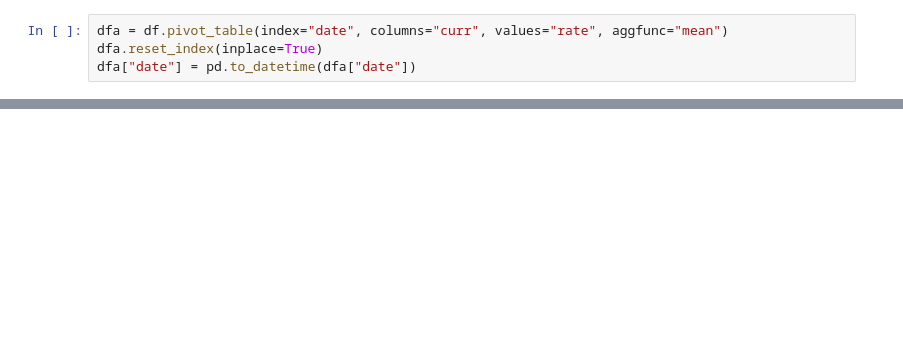
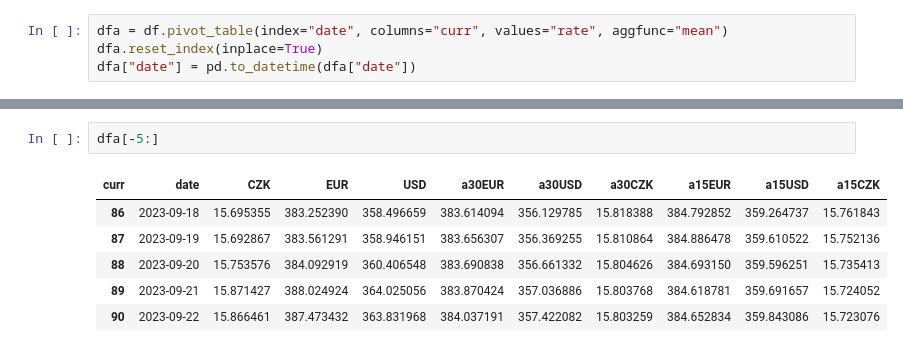
Before and after one commit to kovacsja/currancy_rate_req, a Jupyter notebook: rates.ipynb, the cells around one changed output, grey strips where cells are left out. Drawn from its saved outputs; the diff is of its cells as text; blank space fills up the shorter version.

```diff
--- a/rates.ipynb
+++ b/rates.ipynb
@@ -41,0 +56,9 @@ dfa.plot(kind="line", x="date", y=["EUR", "aEUR", "USD", "aUSD"])
+# %%
+dfa[-5:]
+# %% [output]
+| curr | date | CZK | EUR | USD | a30EUR | a30USD | a30CZK | a15EUR | a15USD | a15CZK |
+| 86 | 2023-09-18 | 15.695355 | 383.252390 | 358.496659 | 383.614094 | 356.129785 | 15.818388 | 384.792852 | 359.264737 | 15.761843 |
+| 87 | 2023-09-19 | 15.692867 | 383.561291 | 358.946151 | 383.656307 | 356.369255 | 15.810864 | 384.886478 | 359.610522 | 15.752136 |
+| 88 | 2023-09-20 | 15.753576 | 384.092919 | 360.406548 | 383.690838 | 356.661332 | 15.804626 | 384.693150 | 359.596251 | 15.735413 |
+| 89 | 2023-09-21 | 15.871427 | 388.024924 | 364.025056 | 383.870424 | 357.036886 | 15.803768 | 384.618781 | 359.691657 | 15.724052 |
+| 90 | 2023-09-22 | 15.866461 | 387.473432 | 363.831968 | 384.037191 | 357.422082 | 15.803259 | 384.652834 | 359.843086 | 15.723076 |
```
Also changed, not shown: parts of 6 cells of this notebook, 1 other file.
